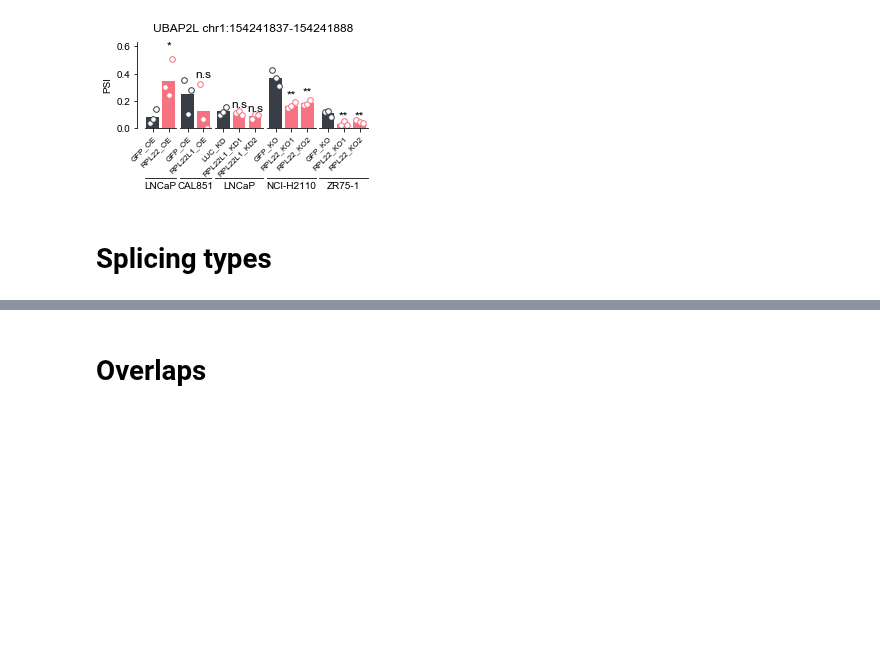
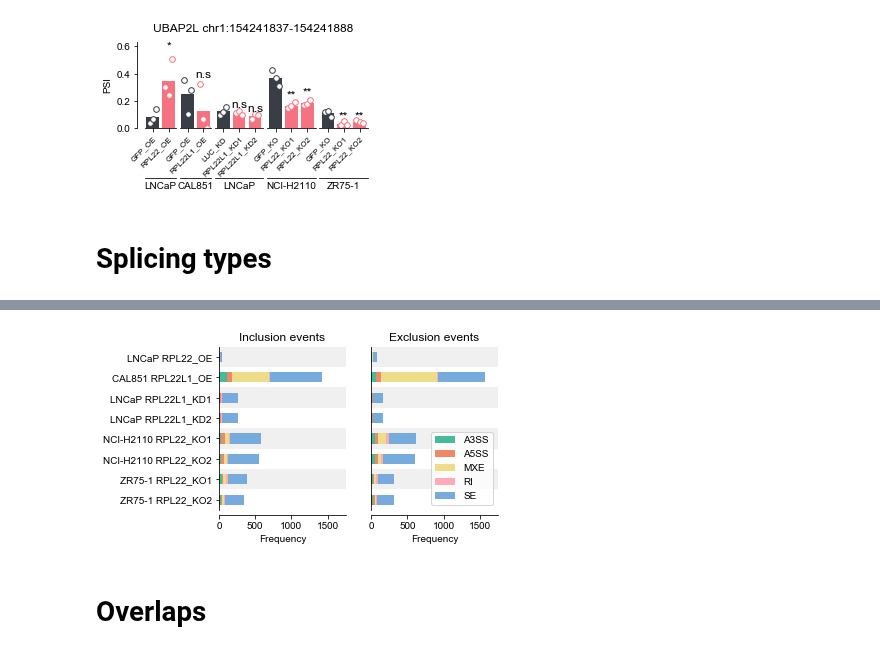
Before and after one commit to kevinhu/mdm4-splicing, a Jupyter notebook: notebooks/fig4_splicing.ipynb, the cells around one changed output, grey strips where cells are left out. Cells and saved outputs as stored; diff of their text form; code cells hidden in the pictures; blank space fills up the shorter version.

Commit message:
Plot differential splicing types

```diff
--- a/notebooks/fig4_splicing.ipynb
+++ b/notebooks/fig4_splicing.ipynb
@@ -175,3 +191,60 @@ plt.savefig("../plots/significant_splice_types.pdf",bbox_inches="tight",transpar
+# %%
+plt.figure(figsize=(5, 3))
+
+splice_type_palette = mpl.colors.ListedColormap(
+    [
+        "#44bb99",
+        "#ee8866",
+        "#eedd88",
+        "#ffaabb",
+        "#77aadd"
+    ]
+)
+
+ax = plt.subplot(121)
+
+for i in np.arange(0, 8, 2)+0.5:
+    ax.axhspan(i, i+1, facecolor='lightgrey', alpha=0.333)
+
+inclusion_events.T.plot.barh(stacked=True,
+                             ax=ax,
+                             cmap=splice_type_palette,
+                             legend=False
+                             )
+
+ax.spines["top"].set_visible(False)
+ax.spines["right"].set_visible(False)
+ax.set_xticks([0, 500, 1000, 1500])
+ax.set_xlim(0, 1750)
+ax.set_title("Inclusion events")
+ax.set_xlabel("Frequency")
+
+ax.spines["bottom"].set_position(('outward', 5))
+
+
+ax = plt.subplot(122)
+
+for i in np.arange(0, 8, 2)+0.5:
+    ax.axhspan(i, i+1, facecolor='lightgrey', alpha=0.333)
+
+exclusion_events.T.plot.barh(stacked=True,
+                             ax=ax,
+                             cmap=splice_type_palette,
+                             )
+
+ax.spines["top"].set_visible(False)
+ax.spines["right"].set_visible(False)
+ax.set_yticks([])
+ax.set_xticks([0, 500, 1000, 1500])
+ax.set_xlim(0, 1750)
+ax.set_title("Exclusion events")
+ax.set_xlabel("Frequency")
+
+ax.spines["bottom"].set_position(('outward', 5))
+
+plt.savefig("../plots/splice_types_summary.pdf",bbox_inches="tight",transparent=True)
+# %% [output]
+[figure, added]
 # %% [markdown]
 # Overlaps
 # %%
```
Also changed, not shown: parts of 3 cells of this notebook, 9 other files.
